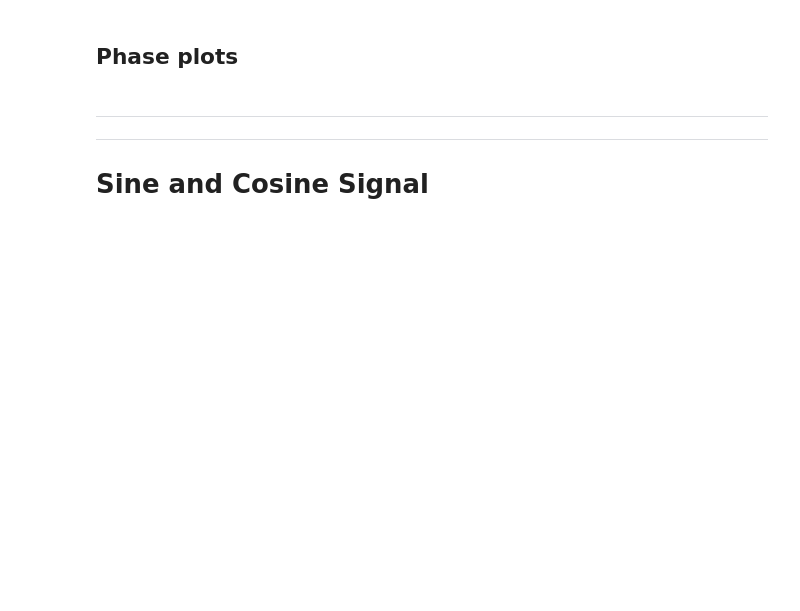
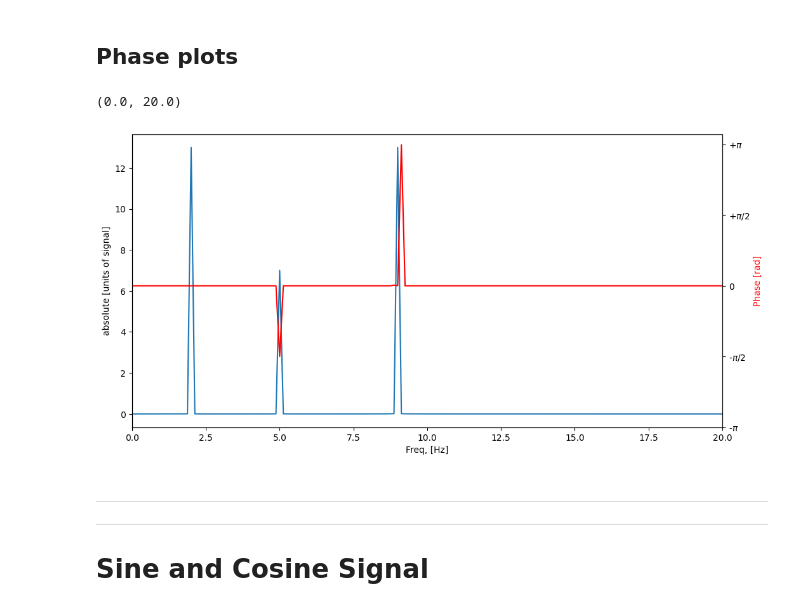
Before and after one commit to saullocastro/tudaesasII, a Jupyter notebook: scripts_lectures/experimental/signal_fft_real_imag_phase.ipynb, the cells around one changed output. Drawn from its saved outputs; the diff is of its cells as text; code cells hidden in the pictures; blank space fills up the shorter version.

```diff
--- a/scripts_lectures/experimental/signal_fft_real_imag_phase.ipynb
+++ b/scripts_lectures/experimental/signal_fft_real_imag_phase.ipynb
@@ -50,20 +60,23 @@ Phase plots
 # %%
 sf = np.fft.rfft(signal)[:N//2]/(N//2)
 freqs = np.fft.fftfreq(N, dt)[:N//2]
 plt.plot(freqs[:N//2], np.abs(sf))
 plt.xlabel('Freq, [Hz]')
 plt.ylabel('absolute [units of signal]')
 ax = plt.twinx()
 
 # detect noise (very small numbers (eps)) and ignore them
 threshold = np.max(np.abs(sf))/1000 # tolerance threshold
 X2 = sf.copy()
 X2[np.abs(sf) < threshold] = 0+0j # maskout values that are below the threshold
 ax.plot(freqs, np.arctan2(X2.imag, X2.real), 'r-')
 ax.set_ylabel('Phase [rad]', color='red')
 ax.set_yticks([-pi, -pi/2, 0, pi/2, pi])
-ax.set_yticklabels(['-$\pi$', '-$\pi/2$', '$0$', '+$\pi/2$', '+$\pi$'])
+ax.set_yticklabels(['-$\\pi$', '-$\\pi/2$', '$0$', '+$\\pi/2$', '+$\\pi$'])
 ax.set_xlim(0, 20)
+# %% [output]
+(0.0, 20.0)
+[figure, added]
 # %% [markdown]
 ---
 ---
```
Also changed, not shown: parts of 7 cells of this notebook, 5 other files.
